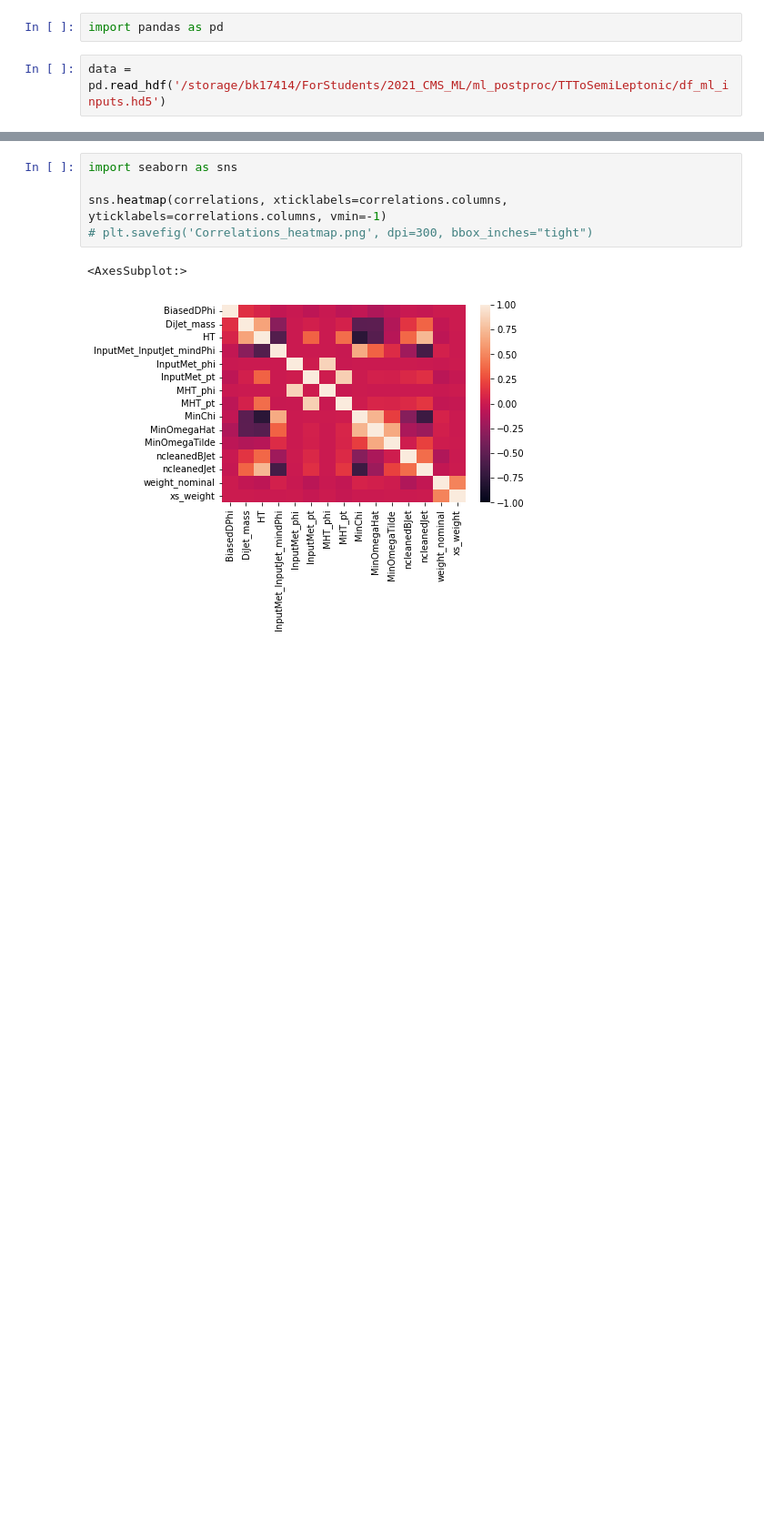
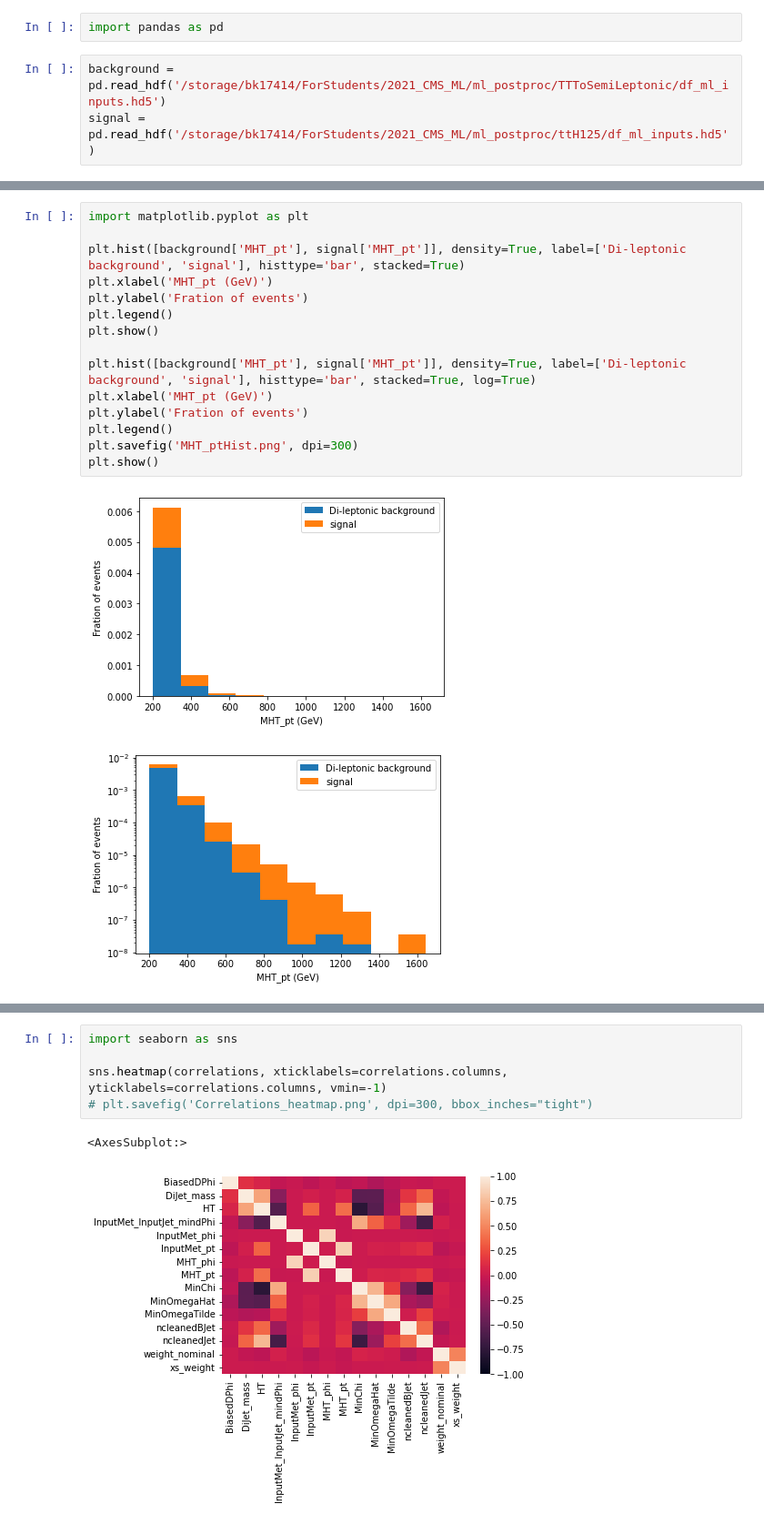
Before and after one commit to joeb42/Invisible-Higgs, a Jupyter notebook: ttbar_notebooks/TTToDiLepton.ipynb, the cells around one changed output, grey strips where cells are left out. Shown at 91% size. Drawn from its saved outputs; the diff is of its cells as text; blank space fills up the shorter version.

Commit message:
added signal hists

```diff
--- a/ttbar_notebooks/TTToDiLepton.ipynb
+++ b/ttbar_notebooks/TTToDiLepton.ipynb
@@ -1,5 +1,6 @@
 # %%
 import pandas as pd
 # %%
-data = pd.read_hdf('/storage/bk17414/ForStudents/2021_CMS_ML/ml_postproc/TTToSemiLeptonic/df_ml_inputs.hd5')
+background = pd.read_hdf('/storage/bk17414/ForStudents/2021_CMS_ML/ml_postproc/TTToSemiLeptonic/df_ml_inputs.hd5')
+signal = pd.read_hdf('/storage/bk17414/ForStudents/2021_CMS_ML/ml_postproc/ttH125/df_ml_inputs.hd5')
 # %%
@@ -96 +50,19 @@ Name: InputMet_pt, dtype: float64
+# %%
+import matplotlib.pyplot as plt
+
+plt.hist([background['MHT_pt'], signal['MHT_pt']], density=True, label=['Di-leptonic background', 'signal'], histtype='bar', stacked=True)
+plt.xlabel('MHT_pt (GeV)')
+plt.ylabel('Fration of events')
+plt.legend()
+plt.show()
+
+plt.hist([background['MHT_pt'], signal['MHT_pt']], density=True, label=['Di-leptonic background', 'signal'], histtype='bar', stacked=True, log=True)
+plt.xlabel('MHT_pt (GeV)')
+plt.ylabel('Fration of events')
+plt.legend()
+plt.savefig('MHT_ptHist.png', dpi=300)
+plt.show()
+# %% [output]
+[figure, added]
+[figure, added]
 # %%
```
Also changed, not shown: parts of 14 cells of this notebook.
